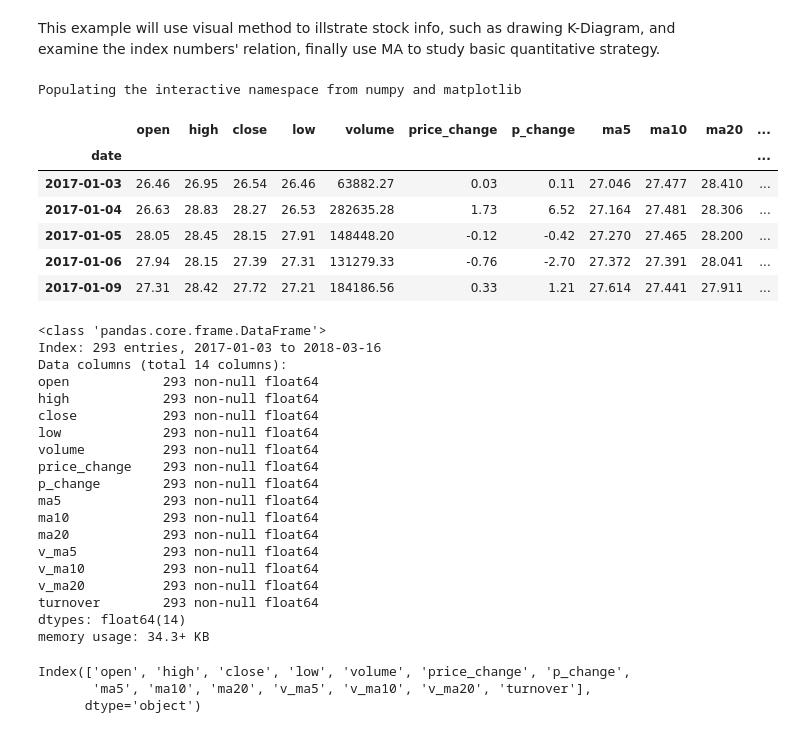
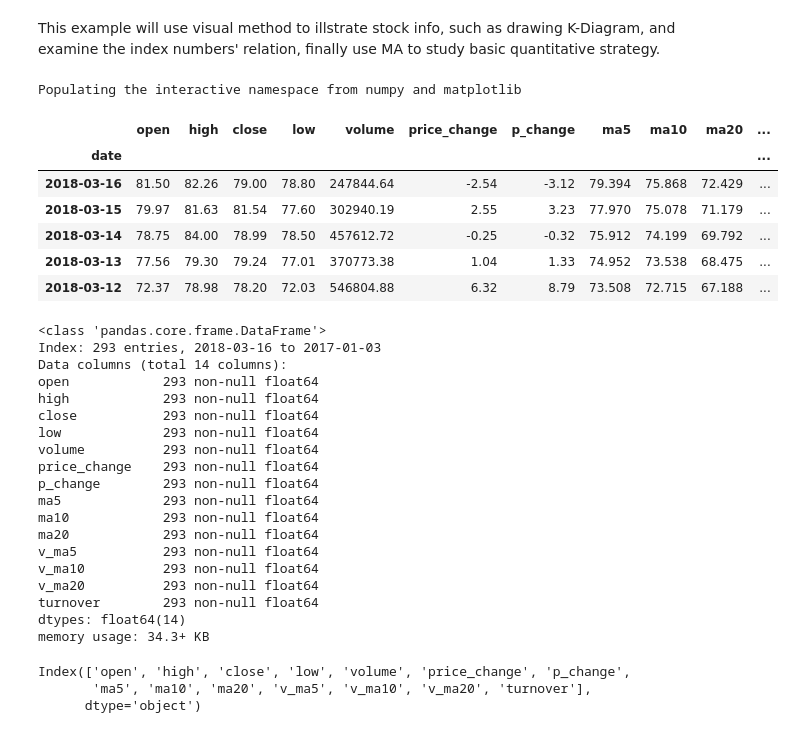
Before and after one commit to alanz2015/MyQuantitativeAlgoTest, a Jupyter notebook: StudyTA-Lib06.ipynb, the cells around one changed output. Saved outputs shown, nothing was run; the diff lists cells and outputs as text; code cells hidden in the pictures.

```diff
--- a/StudyTA-Lib06.ipynb
+++ b/StudyTA-Lib06.ipynb
@@ -6,36 +6,36 @@ This example will use visual method to illstrate stock info, such as drawing K-D
 # %%
 import tushare as ts
 import pandas as pd
 import numpy as np
 import matplotlib.pyplot as plt
 import talib
 
 %matplotlib inline
 
 %config InlineBackend.figure_format = 'retina'
 
 %pylab inline
 
 pylab.rcParams['figure.figsize'] = (10, 6) #设置绘图尺寸
 
 #读取数据
 stock = ts.get_hist_data('002460', '2017-01-01', '2018-03-16')
-stock = stock[::-1]  #逆序排列
+# stock = stock[::-1]  #逆序排列
 stock.head()
 # %% [output]
 Populating the interactive namespace from numpy and matplotlib
 |  | open | high | close | low | volume | price_change | p_change | ma5 | ma10 | ma20 | ... |
 | date |  |  |  |  |  |  |  |  |  |  | ... |
-| 2017-01-03 | 26.46 | 26.95 | 26.54 | 26.46 | 63882.27 | 0.03 | 0.11 | 27.046 | 27.477 | 28.410 | ... |
-| 2017-01-04 | 26.63 | 28.83 | 28.27 | 26.53 | 282635.28 | 1.73 | 6.52 | 27.164 | 27.481 | 28.306 | ... |
-| 2017-01-05 | 28.05 | 28.45 | 28.15 | 27.91 | 148448.20 | -0.12 | -0.42 | 27.270 | 27.465 | 28.200 | ... |
-| 2017-01-06 | 27.94 | 28.15 | 27.39 | 27.31 | 131279.33 | -0.76 | -2.70 | 27.372 | 27.391 | 28.041 | ... |
-| 2017-01-09 | 27.31 | 28.42 | 27.72 | 27.21 | 184186.56 | 0.33 | 1.21 | 27.614 | 27.441 | 27.911 | ... |
+| 2018-03-16 | 81.50 | 82.26 | 79.00 | 78.80 | 247844.64 | -2.54 | -3.12 | 79.394 | 75.868 | 72.429 | ... |
+| 2018-03-15 | 79.97 | 81.63 | 81.54 | 77.60 | 302940.19 | 2.55 | 3.23 | 77.970 | 75.078 | 71.179 | ... |
+| 2018-03-14 | 78.75 | 84.00 | 78.99 | 78.50 | 457612.72 | -0.25 | -0.32 | 75.912 | 74.199 | 69.792 | ... |
+| 2018-03-13 | 77.56 | 79.30 | 79.24 | 77.01 | 370773.38 | 1.04 | 1.33 | 74.952 | 73.538 | 68.475 | ... |
+| 2018-03-12 | 72.37 | 78.98 | 78.20 | 72.03 | 546804.88 | 6.32 | 8.79 | 73.508 | 72.715 | 67.188 | ... |
 # %%
 stock.info()
 # %% [output]
 <class 'pandas.core.frame.DataFrame'>
-Index: 293 entries, 2017-01-03 to 2018-03-16
+Index: 293 entries, 2018-03-16 to 2017-01-03
 Data columns (total 14 columns):
 open            293 non-null float64
 high            293 non-null float64
```
Also changed, not shown: parts of 1 cell of this notebook, 1 other file.
